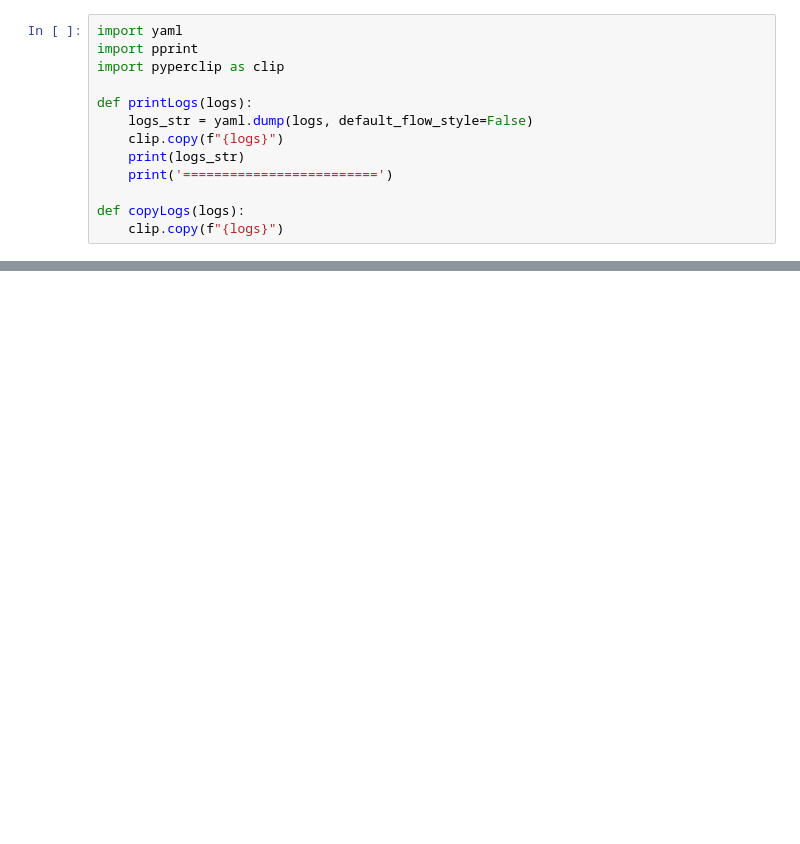
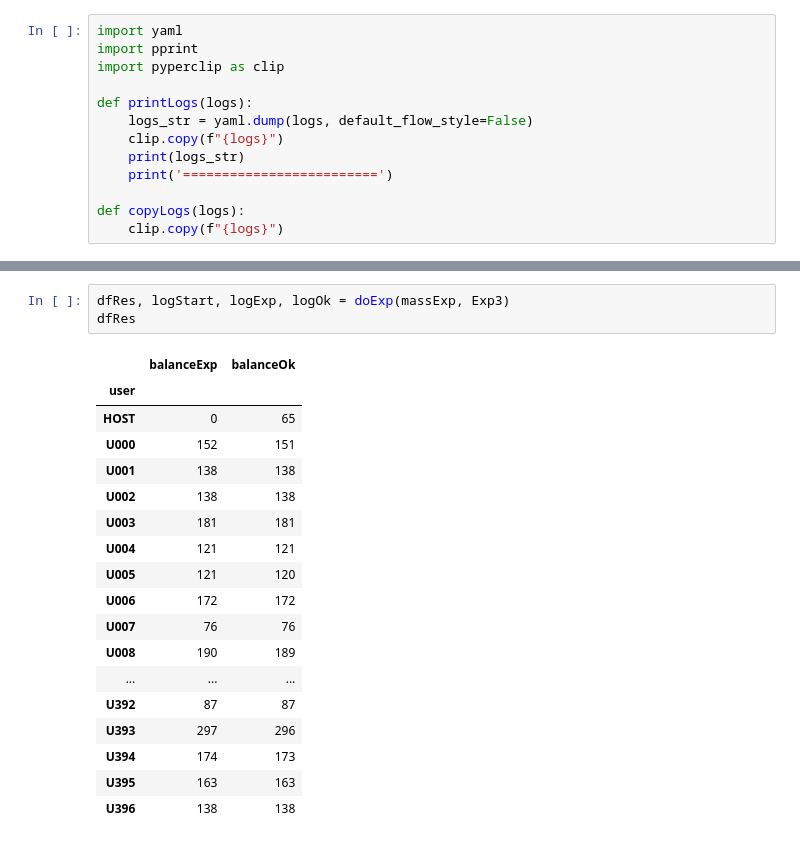
Before and after one commit to dristpunk/tsundoku-emulation, a Jupyter notebook: experinets.ipynb, the cells around one changed output, grey strips where cells are left out. Drawn from its saved outputs; the diff is of its cells as text; blank space fills up the shorter version.

```diff
--- a/experinets.ipynb
+++ b/experinets.ipynb
@@ -189,0 +503,22 @@ copyLogs(log_end)
+# %%
+dfRes, logStart, logExp, logOk = doExp(massExp, Exp3)
+dfRes
+# %% [output]
+|  | balanceExp | balanceOk |
+| user |  |  |
+| HOST | 0 | 65 |
+| U000 | 152 | 151 |
+| U001 | 138 | 138 |
+| U002 | 138 | 138 |
+| U003 | 181 | 181 |
+| U004 | 121 | 121 |
+| U005 | 121 | 120 |
+| U006 | 172 | 172 |
+| U007 | 76 | 76 |
+| U008 | 190 | 189 |
+| ... | ... | ... |
+| U392 | 87 | 87 |
+| U393 | 297 | 296 |
+| U394 | 174 | 173 |
+| U395 | 163 | 163 |
+| U396 | 138 | 138 |
```
Also changed, not shown: parts of 38 cells of this notebook, 4 other files.
